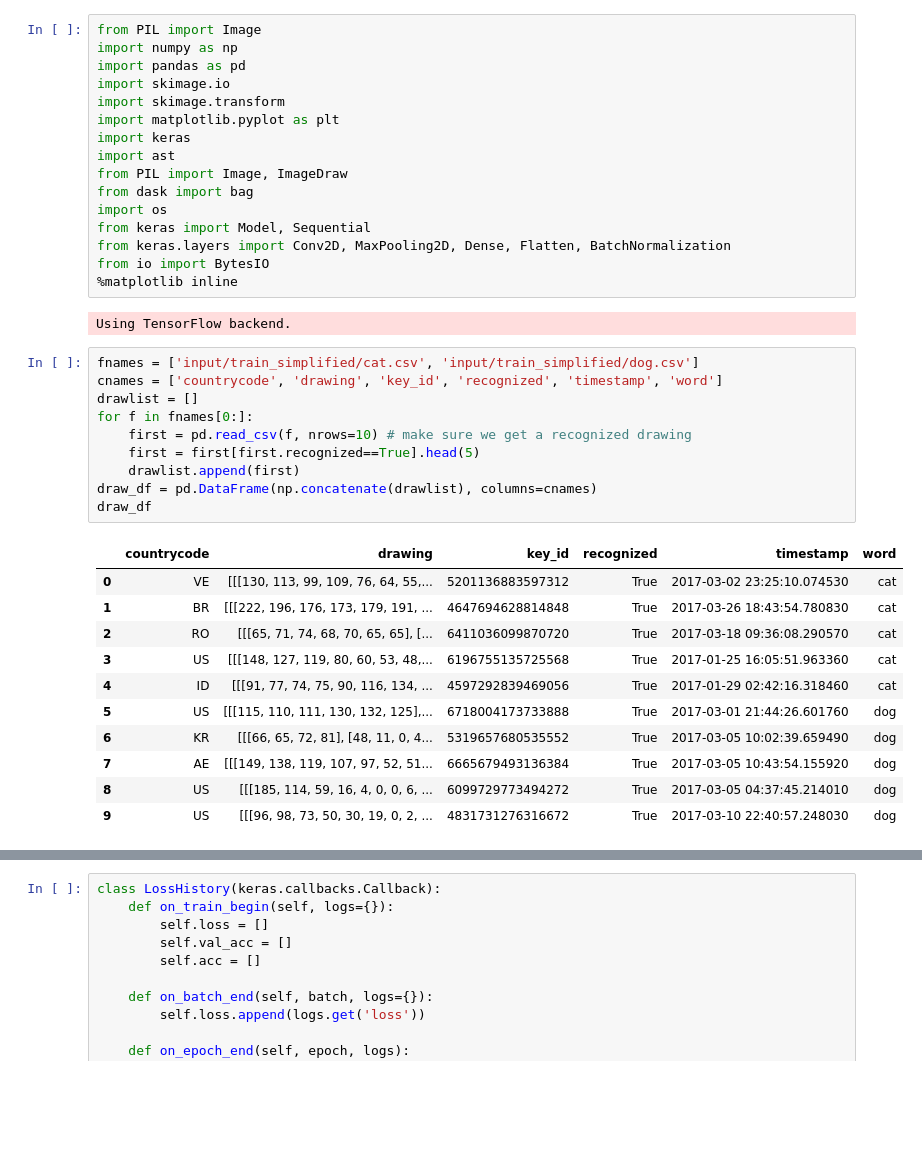
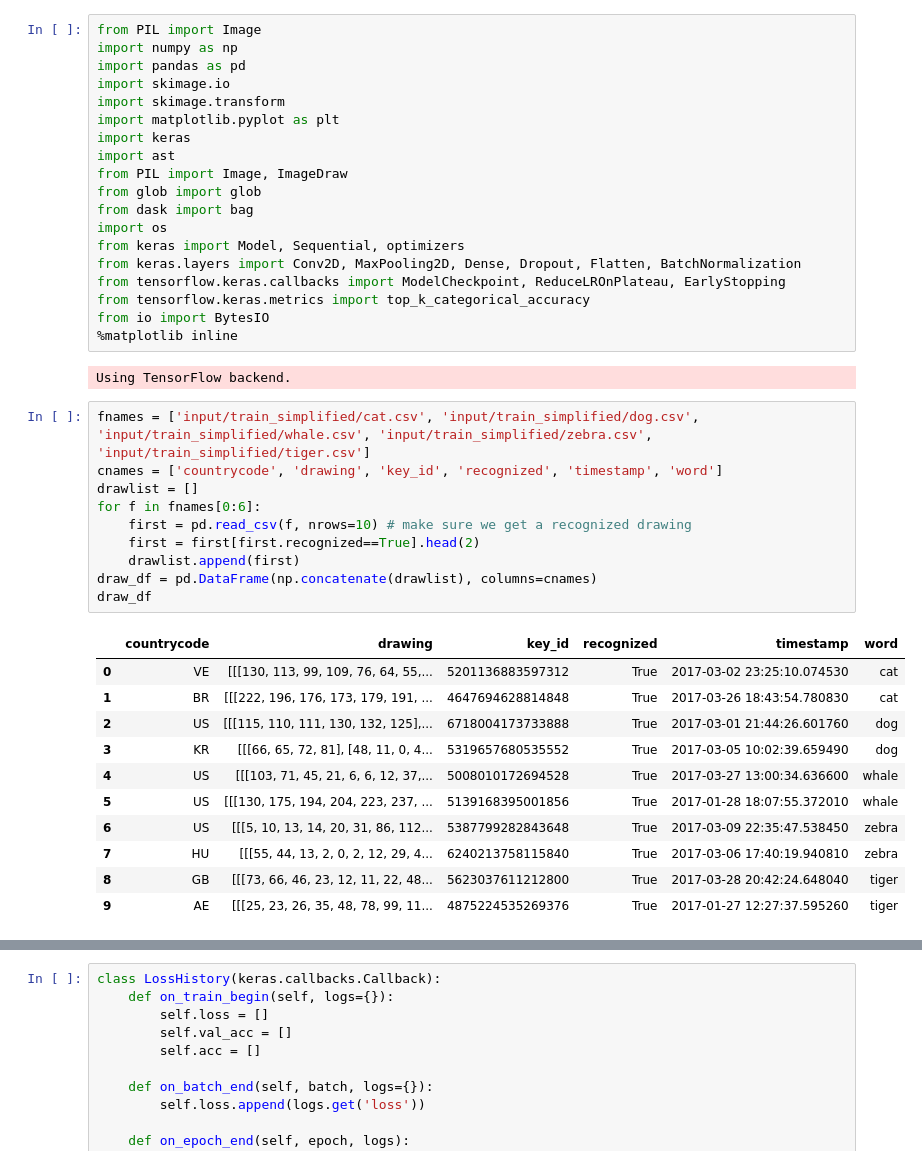
Before and after one commit to AbirHassan/DoodleDetect, a Jupyter notebook: despacito2.ipynb, the cells around one changed output, grey strips where cells are left out. Drawn from its saved outputs; the diff is of its cells as text; blank space fills up the shorter version.

```diff
--- a/despacito2.ipynb
+++ b/despacito2.ipynb
@@ -8,34 +8,37 @@ import matplotlib.pyplot as plt
 import keras
 import ast
 from PIL import Image, ImageDraw
+from glob import glob
 from dask import bag
 import os
-from keras import Model, Sequential
-from keras.layers import Conv2D, MaxPooling2D, Dense, Flatten, BatchNormalization
+from keras import Model, Sequential, optimizers
+from keras.layers import Conv2D, MaxPooling2D, Dense, Dropout, Flatten, BatchNormalization
+from tensorflow.keras.callbacks import ModelCheckpoint, ReduceLROnPlateau, EarlyStopping
+from tensorflow.keras.metrics import top_k_categorical_accuracy
 from io import BytesIO
 %matplotlib inline
 # %% [output]
 Using TensorFlow backend.
 # %%
-fnames = ['input/train_simplified/cat.csv', 'input/train_simplified/dog.csv']
+fnames = ['input/train_simplified/cat.csv', 'input/train_simplified/dog.csv', 'input/train_simplified/whale.csv', 'input/train_simplified/zebra.csv', 'input/train_simplified/tiger.csv']
 cnames = ['countrycode', 'drawing', 'key_id', 'recognized', 'timestamp', 'word']
 drawlist = []
-for f in fnames[0:]:
+for f in fnames[0:6]:
     first = pd.read_csv(f, nrows=10) # make sure we get a recognized drawing
-    first = first[first.recognized==True].head(5)
+    first = first[first.recognized==True].head(2)
     drawlist.append(first)
 draw_df = pd.DataFrame(np.concatenate(drawlist), columns=cnames)
 draw_df
 # %% [output]
 |  | countrycode | drawing | key_id | recognized | timestamp | word |
 | 0 | VE | [[[130, 113, 99, 109, 76, 64, 55,... | 5201136883597312 | True | 2017-03-02 23:25:10.074530 | cat |
 | 1 | BR | [[[222, 196, 176, 173, 179, 191, ... | 4647694628814848 | True | 2017-03-26 18:43:54.780830 | cat |
-| 2 | RO | [[[65, 71, 74, 68, 70, 65, 65], [... | 6411036099870720 | True | 2017-03-18 09:36:08.290570 | cat |
-| 3 | US | [[[148, 127, 119, 80, 60, 53, 48,... | 6196755135725568 | True | 2017-01-25 16:05:51.963360 | cat |
-| 4 | ID | [[[91, 77, 74, 75, 90, 116, 134, ... | 4597292839469056 | True | 2017-01-29 02:42:16.318460 | cat |
-| 5 | US | [[[115, 110, 111, 130, 132, 125],... | 6718004173733888 | True | 2017-03-01 21:44:26.601760 | dog |
-| 6 | KR | [[[66, 65, 72, 81], [48, 11, 0, 4... | 5319657680535552 | True | 2017-03-05 10:02:39.659490 | dog |
-| 7 | AE | [[[149, 138, 119, 107, 97, 52, 51... | 6665679493136384 | True | 2017-03-05 10:43:54.155920 | dog |
-| 8 | US | [[[185, 114, 59, 16, 4, 0, 0, 6, ... | 6099729773494272 | True | 2017-03-05 04:37:45.214010 | dog |
-| 9 | US | [[[96, 98, 73, 50, 30, 19, 0, 2, ... | 4831731276316672 | True | 2017-03-10 22:40:57.248030 | dog |
+| 2 | US | [[[115, 110, 111, 130, 132, 125],... | 6718004173733888 | True | 2017-03-01 21:44:26.601760 | dog |
+| 3 | KR | [[[66, 65, 72, 81], [48, 11, 0, 4... | 5319657680535552 | True | 2017-03-05 10:02:39.659490 | dog |
+| 4 | US | [[[103, 71, 45, 21, 6, 6, 12, 37,... | 5008010172694528 | True | 2017-03-27 13:00:34.636600 | whale |
+| 5 | US | [[[130, 175, 194, 204, 223, 237, ... | 5139168395001856 | True | 2017-01-28 18:07:55.372010 | whale |
+| 6 | US | [[[5, 10, 13, 14, 20, 31, 86, 112... | 5387799282843648 | True | 2017-03-09 22:35:47.538450 | zebra |
+| 7 | HU | [[[55, 44, 13, 2, 0, 2, 12, 29, 4... | 6240213758115840 | True | 2017-03-06 17:40:19.940810 | zebra |
+| 8 | GB | [[[73, 66, 46, 23, 12, 11, 22, 48... | 5623037611212800 | True | 2017-03-28 20:42:24.648040 | tiger |
+| 9 | AE | [[[25, 23, 26, 35, 48, 78, 99, 11... | 4875224535269376 | True | 2017-01-27 12:27:37.595260 | tiger |
 # %%
```
Also changed, not shown: parts of 18 cells of this notebook.
